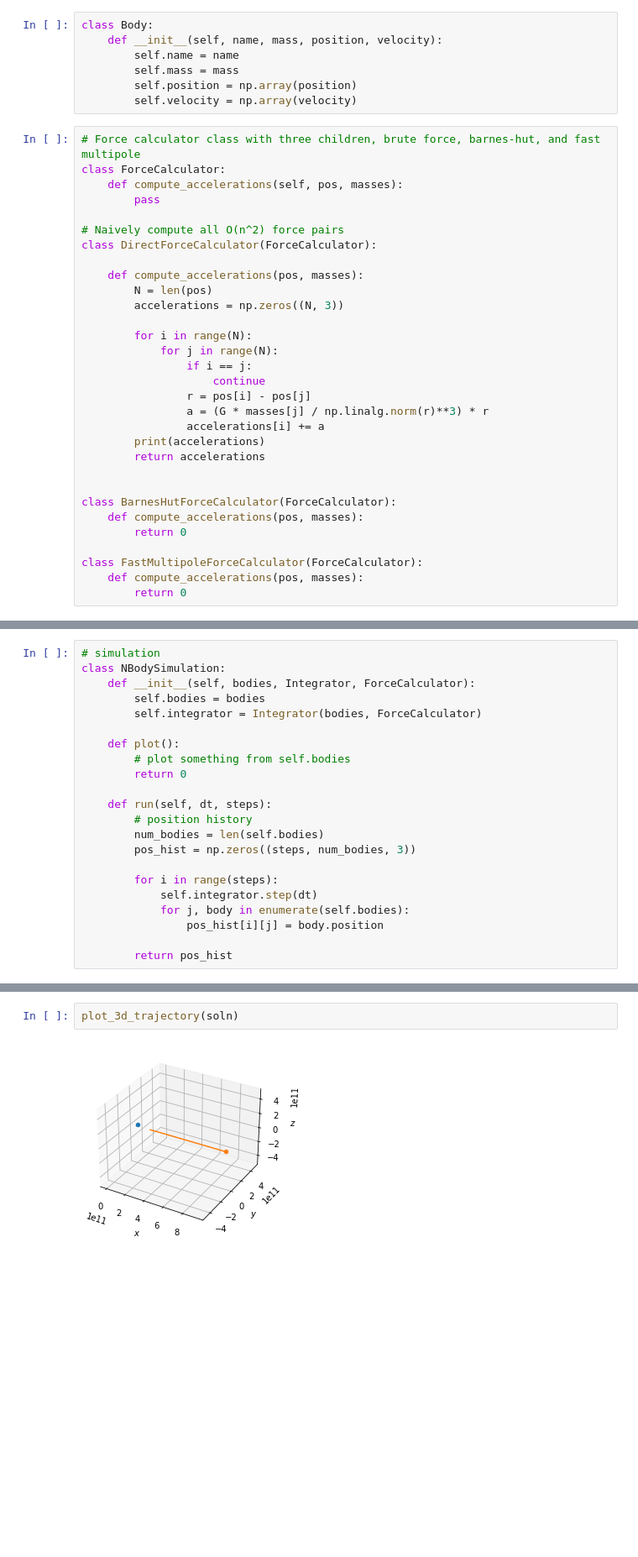
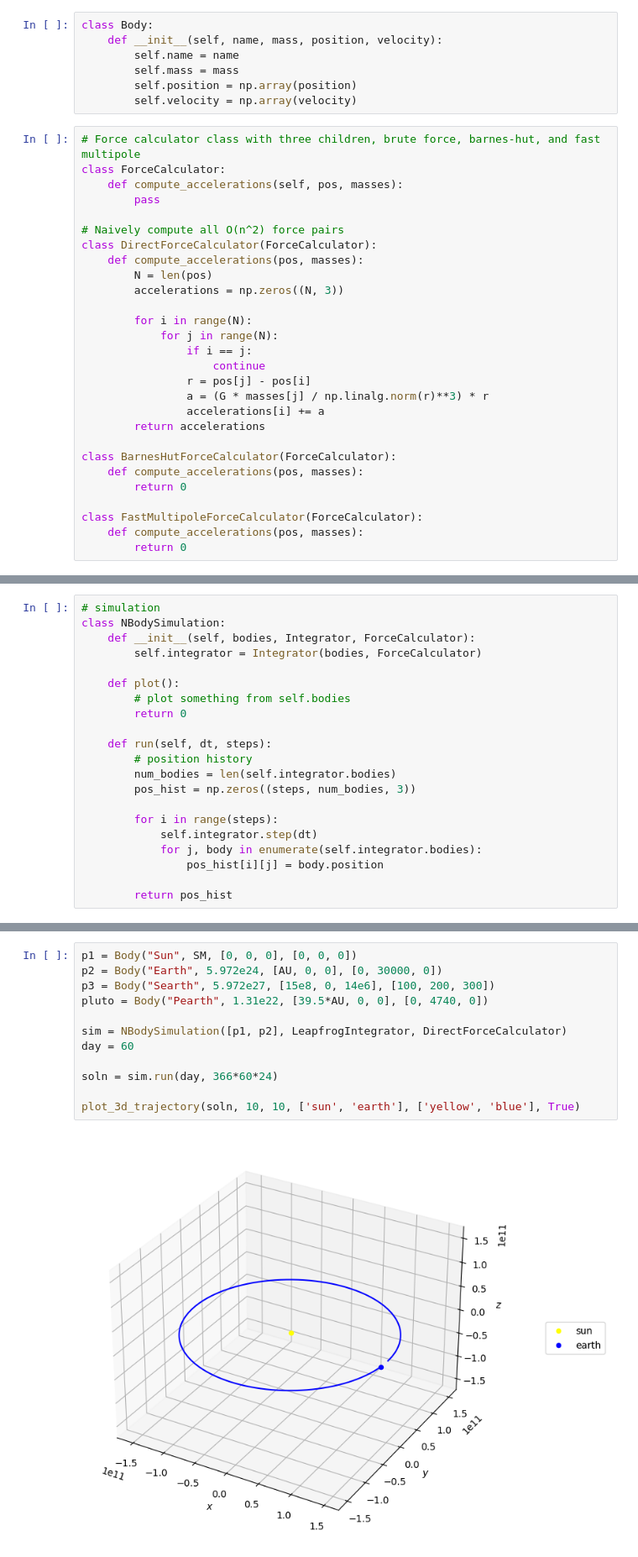
Before and after one commit to whuang259/Math714Project, a Jupyter notebook: nbody-simulation.ipynb, the cells around one changed output, grey strips where cells are left out. Shown at 84% size. Cells and saved outputs as stored; diff of their text form; blank space fills up the shorter version.

Commit message:
Add leapfrog integrator

```diff
--- a/nbody-simulation.ipynb
+++ b/nbody-simulation.ipynb
@@ -21,7 +21,6 @@ class ForceCalculator:
 
 # Naively compute all O(n^2) force pairs
 class DirectForceCalculator(ForceCalculator):
-
     def compute_accelerations(pos, masses):
         N = len(pos)
         accelerations = np.zeros((N, 3))
@@ -30,12 +29,10 @@ class DirectForceCalculator(ForceCalculator):
             for j in range(N):
                 if i == j:
                     continue
-                r = pos[i] - pos[j]
+                r = pos[j] - pos[i]
                 a = (G * masses[j] / np.linalg.norm(r)**3) * r
                 accelerations[i] += a
-        print(accelerations)
         return accelerations
-
 
 class BarnesHutForceCalculator(ForceCalculator):
     def compute_accelerations(pos, masses):
@@ -92,7 +102,6 @@ class LeapfrogIntegrator(Integrator):
 # simulation
 class NBodySimulation:
     def __init__(self, bodies, Integrator, ForceCalculator):
-        self.bodies = bodies
         self.integrator = Integrator(bodies, ForceCalculator)
 
     def plot():
@@ -101,12 +110,12 @@ class NBodySimulation:
 
     def run(self, dt, steps):
         # position history
-        num_bodies = len(self.bodies)
+        num_bodies = len(self.integrator.bodies)
         pos_hist = np.zeros((steps, num_bodies, 3))
 
         for i in range(steps):
             self.integrator.step(dt)
-            for j, body in enumerate(self.bodies):
+            for j, body in enumerate(self.integrator.bodies):
                 pos_hist[i][j] = body.position
 
         return pos_hist
@@ -142,4 +122,14 @@ soln = sim.run(day, 300)
 # %%
-plot_3d_trajectory(soln)
+p1 = Body("Sun", SM, [0, 0, 0], [0, 0, 0])
+p2 = Body("Earth", 5.972e24, [AU, 0, 0], [0, 30000, 0])
+p3 = Body("Searth", 5.972e27, [15e8, 0, 14e6], [100, 200, 300])
+pluto = Body("Pearth", 1.31e22, [39.5*AU, 0, 0], [0, 4740, 0])
+
+sim = NBodySimulation([p1, p2], LeapfrogIntegrator, DirectForceCalculator)
+day = 60
+
+soln = sim.run(day, 366*60*24)
+
+plot_3d_trajectory(soln, 10, 10, ['sun', 'earth'], ['yellow', 'blue'], True)
 # %% [output]
-[figure, old version]
+[figure, new version]
```
Also changed, not shown: parts of 2 cells of this notebook, 4 other files.
